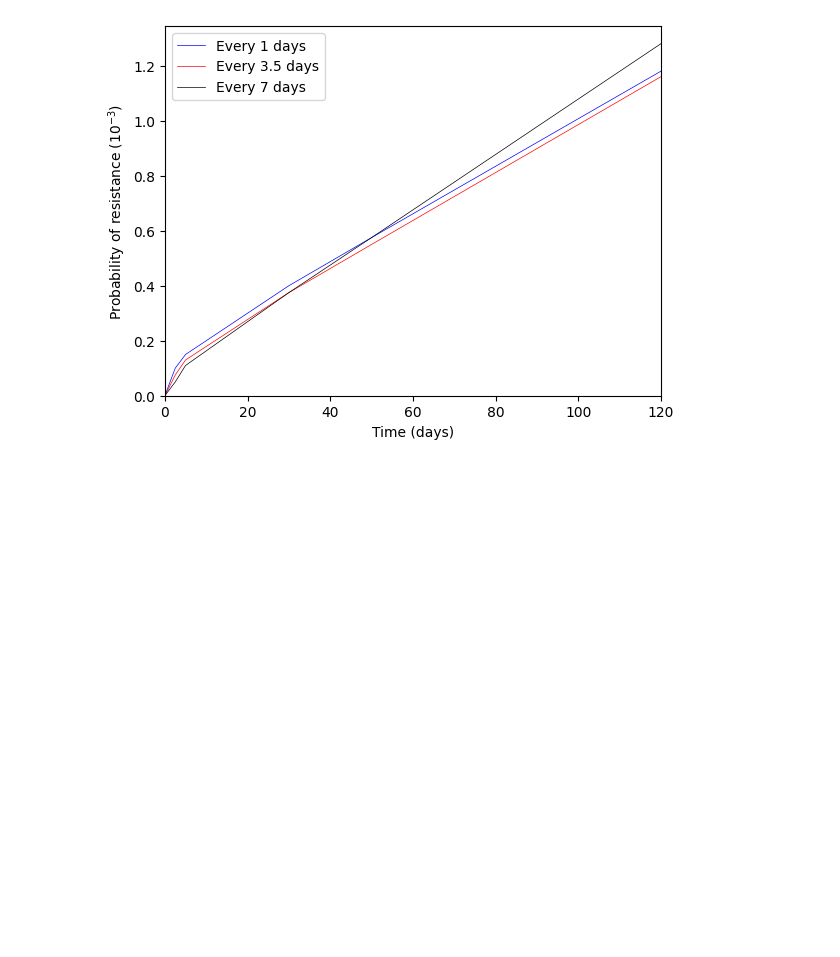
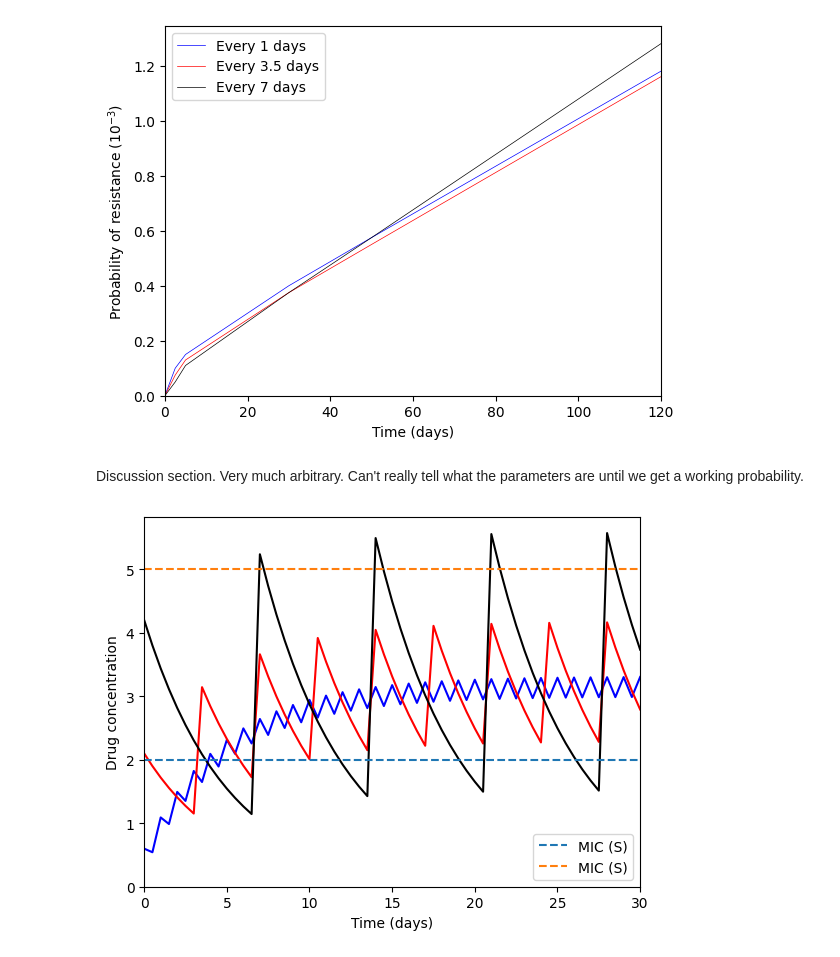
Before and after one commit to colmmcc2000/RSCAM_Group_11, a Jupyter notebook: code_RSCAM.ipynb, the cells around one changed output. Cells and saved outputs as stored; diff of their text form; code cells hidden in the pictures; blank space fills up the shorter version.

```diff
--- a/code_RSCAM.ipynb
+++ b/code_RSCAM.ipynb
@@ -1036,7 +1008,7 @@ conc = np.linspace(0, 20, 21)
 lx, ly, mx, my =  [np.zeros(len(conc)) for i in range(4)]
 
 for i, x in enumerate(conc):
-    lx[i], ly[i], mx[i], my[i] = rates_conc(0.4, 0.3, 0.2, 0.13, 4, x, 0.13)
+    lx[i], ly[i], mx[i], my[i] = rates_conc(0.4, 0.3, 0.13, 0.2, 4, x, 0.134)
 # %%
 M0 = 1e6
 u = 1e-8
@@ -1406,3 +1440,42 @@ plt.savefig('Figs/probs_5.pdf', format='pdf', bbox_inches='tight', dpi=300)
 plt.show()
 # %% [output]
 [figure]
+# %% [markdown]
+Discussion section. Very much arbitrary. Can't really tell what the parameters are until we get a working probability.
+# %%
+T = 30
+time = np.linspace(0, T, (T*2)+1)
+store_NLD = np.zeros(len(time))
+
+sens_intersection = 2
+resist_intersection = 5
+
+sens = np.ones(len(time)) * sens_intersection
+res = np.ones(len(time)) * resist_intersection
+
+D = 0.6
+k = 0.2
+tau = [1, 3.5, 7]
+colours = ['blue', 'red', 'black']
+#To maintain the AUC we need D_new = D_1 * tau_new/tau_1
+#tau_1 = 1 so just 0.6 * tau_new
+#see notes for derivation. Solve AUC = integral(C(t)) form o to inf
+D = 0.6
+dict = zip(tau, colours)
+for t, col in dict:
+    for i, g in enumerate(time):
+        store_NLD[i] = get_concentration(g, (D*t), k, t, False)
+    plt.plot(time, store_NLD, c = col)#, label = f'Every {t} days')
+plt.plot(time, sens, '--', label = 'MIC (S)')
+plt.plot(time, res, '--', label = 'MIC (S)')
+plt.legend()
+plt.xlim(0, T)
+plt.ylim(0, None)
+
+plt.xlabel('Time (days)')
+plt.ylabel('Drug concentration')
+
+#plt.savefig('Figs/discussion_conc.pdf', format='pdf', bbox_inches='tight', dpi=300)
+plt.show()
+# %% [output]
+[figure, added]
```
Also changed, not shown: parts of 10 cells of this notebook, 3 other files.
